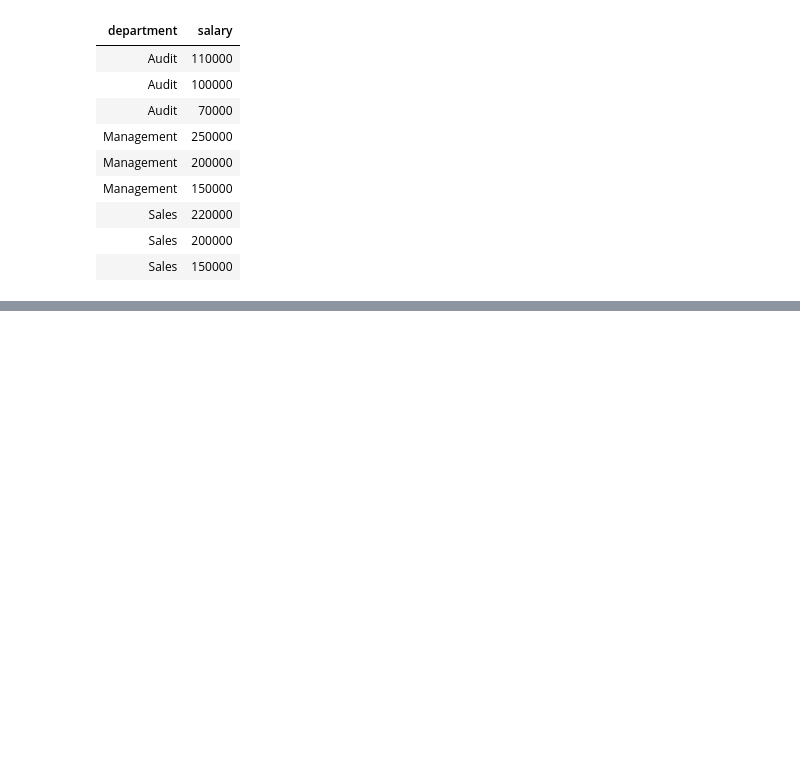
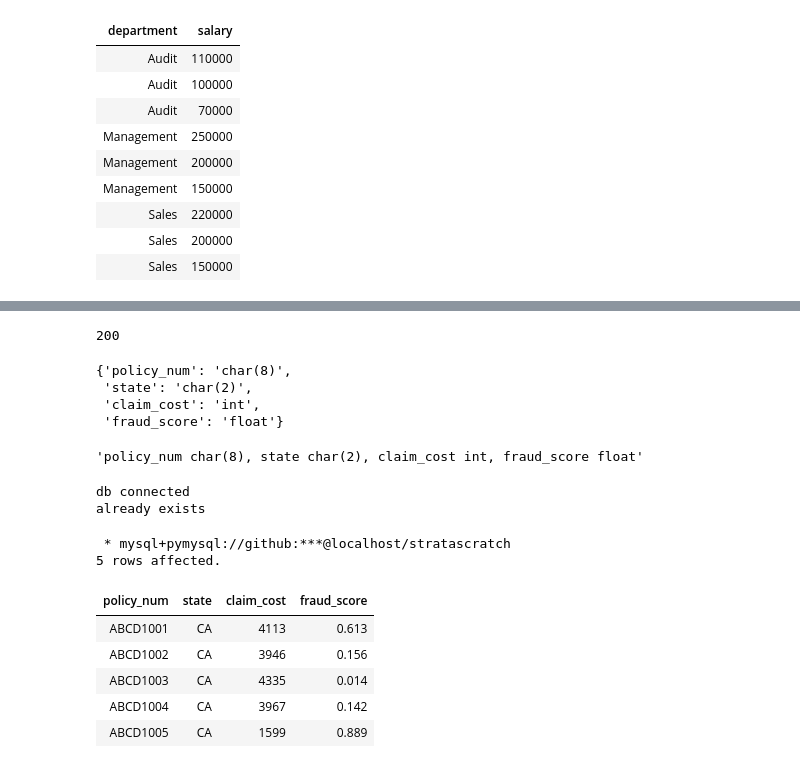
Before and after one commit to tinavo58/small-projects, a Jupyter notebook: mixed-python-sql/ss_mysql.ipynb, the cells around one changed output, grey strips where cells are left out. Cells and saved outputs as stored; diff of their text form; code cells hidden in the pictures; blank space fills up the shorter version.

```diff
--- a/mixed-python-sql/ss_mysql.ipynb
+++ b/mixed-python-sql/ss_mysql.ipynb
@@ -206,0 +212,61 @@ order by
+# %%
+res = requests.get(
+    url="https://api.stratascratch.com/table-previews/fraud_score/?code_type=3",
+    headers=headers
+)
+res.status_code
+# %% [output]
+200
+# %%
+columns = dict(zip(res.json()['columns'], ['char(8)', 'char(2)', 'int', 'float']))
+columns
+# %% [output]
+{'policy_num': 'char(8)',
+ 'state': 'char(2)',
+ 'claim_cost': 'int',
+ 'fraud_score': 'float'}
+# %%
+', '.join([f'{x} {y}' for x, y in columns.items()])
+# %% [output]
+'policy_num char(8), state char(2), claim_cost int, fraud_score float'
+# %%
+with connect(**config) as conn:
+    if conn.is_connected(): print('db connected')
+
+    with conn.cursor() as cur:
+        try:
+            cur.execute(
+                "create table fraud_score (" \
+                    + ', '.join([f'{x} {y}' for x, y in columns.items()]) + ");"
+            )
+
+        except Error as err:
+            if err.errno == errorcode.ER_TABLE_EXISTS_ERROR:
+                print('already exists')
+
+                # if exists, delete current data
+                cur.execute('truncate table fraud_score;')
+
+            else: print(err.msg)
+
+        # then insert data into the table
+        cur.executemany(
+            "insert into fraud_score values (%s, %s, %s, %s)", res.json()['data']
+        )
+
+    conn.commit()
+# %% [output]
+db connected
+already exists
+# %%
+%%sql
+select * from fraud_score limit 5;
+# %% [output]
+ * mysql+pymysql://github:***@localhost/stratascratch
+5 rows affected.
+| policy_num | state | claim_cost | fraud_score |
+| ABCD1001 | CA | 4113 | 0.613 |
+| ABCD1002 | CA | 3946 | 0.156 |
+| ABCD1003 | CA | 4335 | 0.014 |
+| ABCD1004 | CA | 3967 | 0.142 |
+| ABCD1005 | CA | 1599 | 0.889 |
```
Also changed, not shown: parts of 7 cells of this notebook.
